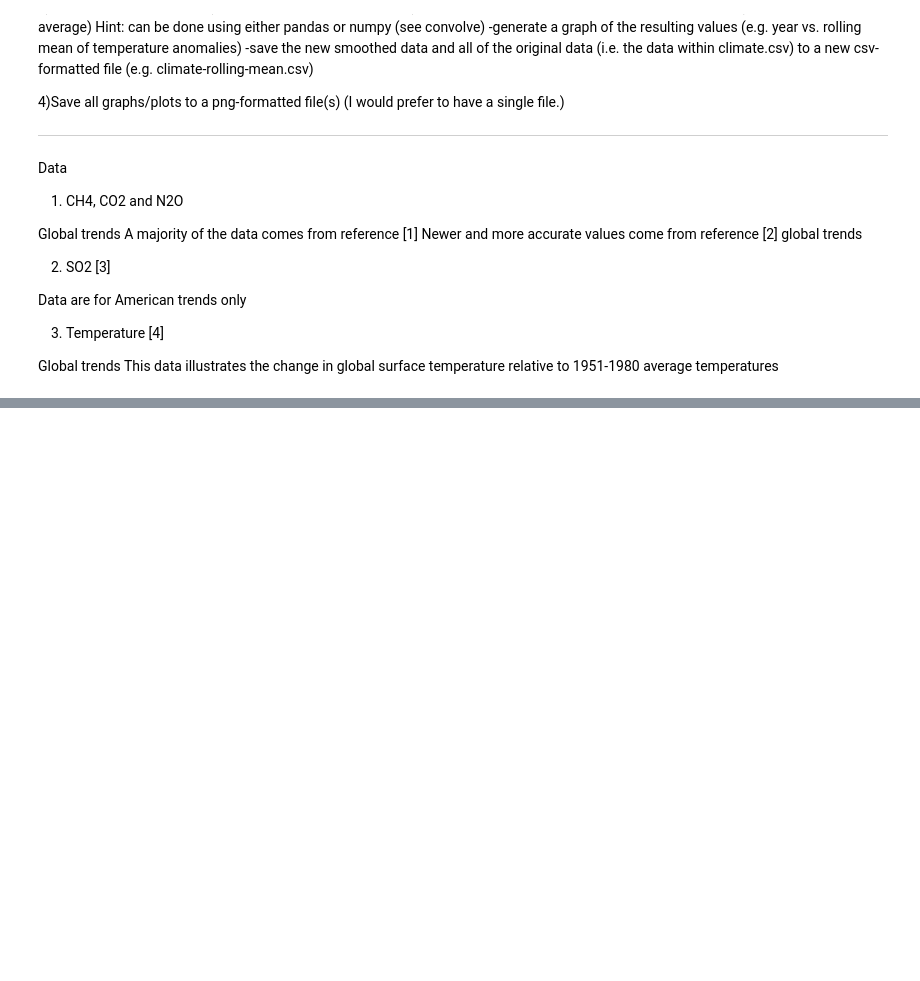
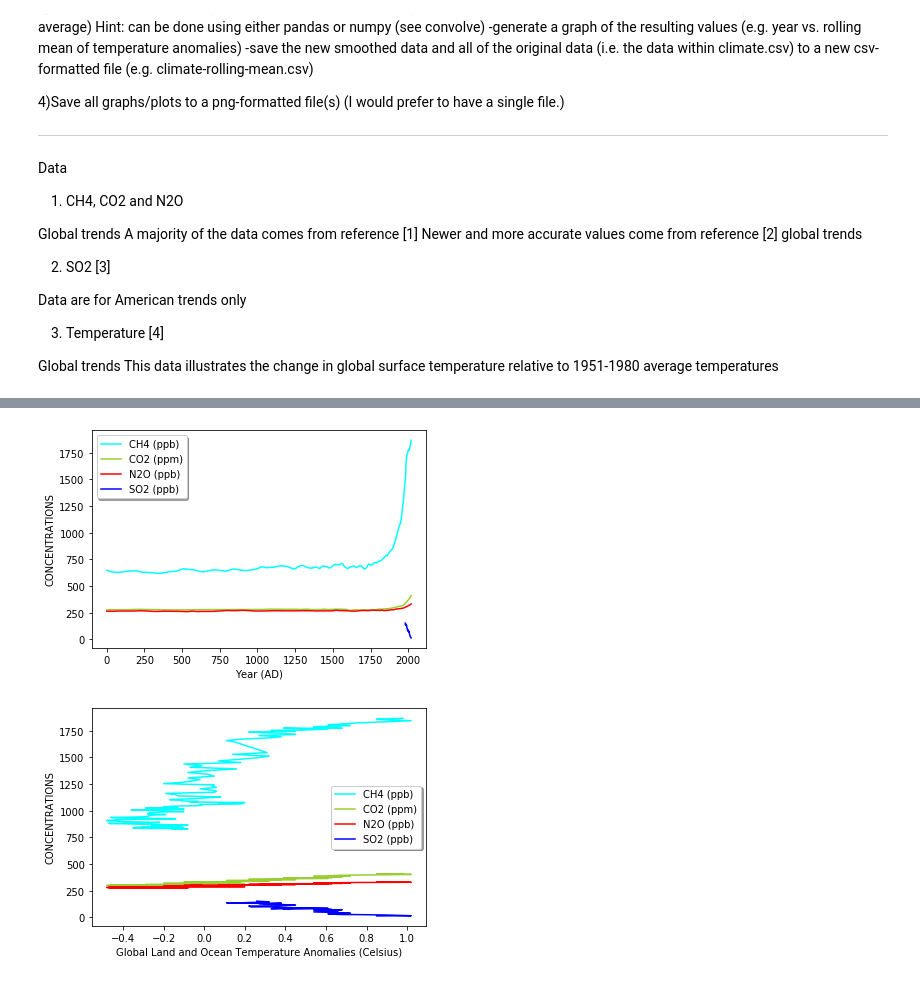
Before and after one commit to Ten0rio/Sci_Prog_Python, a Jupyter notebook: Homework_6_visualizing/homework_6.ipynb, the cells around one changed output, grey strips where cells are left out. Saved outputs shown, nothing was run; the diff lists cells and outputs as text; code cells hidden in the pictures; blank space fills up the shorter version.

```diff
--- a/Homework_6_visualizing/homework_6.ipynb
+++ b/Homework_6_visualizing/homework_6.ipynb
@@ -54,0 +60,11 @@ This data illustrates the change in global surface temperature relative to 1951-
+# %%
+#1)Visualize the data within climate.csv file
+#-generate graph(s) the CH4, CO2, N2O and SO2 concentrations versus the year
+#-generate graph(s) the CH4, CO2, N2O and SO2 concentrations versus temperature anomalies
+import matplotlib.pyplot as plt
+import pandas as pd
+import random
+
+
+climate_df = pd.read_csv('climate.csv')
+climate_df
@@ -54,0 +92,20 @@ This data illustrates the change in global surface temperature relative to 1951-
+# %%
+def plt_concentrations_vs_something(something = None):
+    plt.figure()
+    colors = ['blue', 'red', 'yellowgreen', 'cyan']
+    for i in climate_df[['CH4 (ppb)', 'CO2 (ppm)', 'N2O (ppb)', 'SO2 (ppb)']]:
+        plt.plot(something ,climate_df[i], color = colors.pop(), label=i)
+
+    legend = plt.legend(loc='best', shadow=True, fontsize='medium')
+    plt.xlabel(something.name)
+    plt.ylabel('CONCENTRATIONS')
+
+    plt.show
+
+
+
+plt_concentrations_vs_something(climate_df['Year (AD)'])
+plt_concentrations_vs_something(climate_df['Global Land and Ocean Temperature Anomalies (Celsius)'])
+# %% [output]
+[figure, added]
+[figure, added]
```
Also changed, not shown: parts of 3 cells of this notebook.
